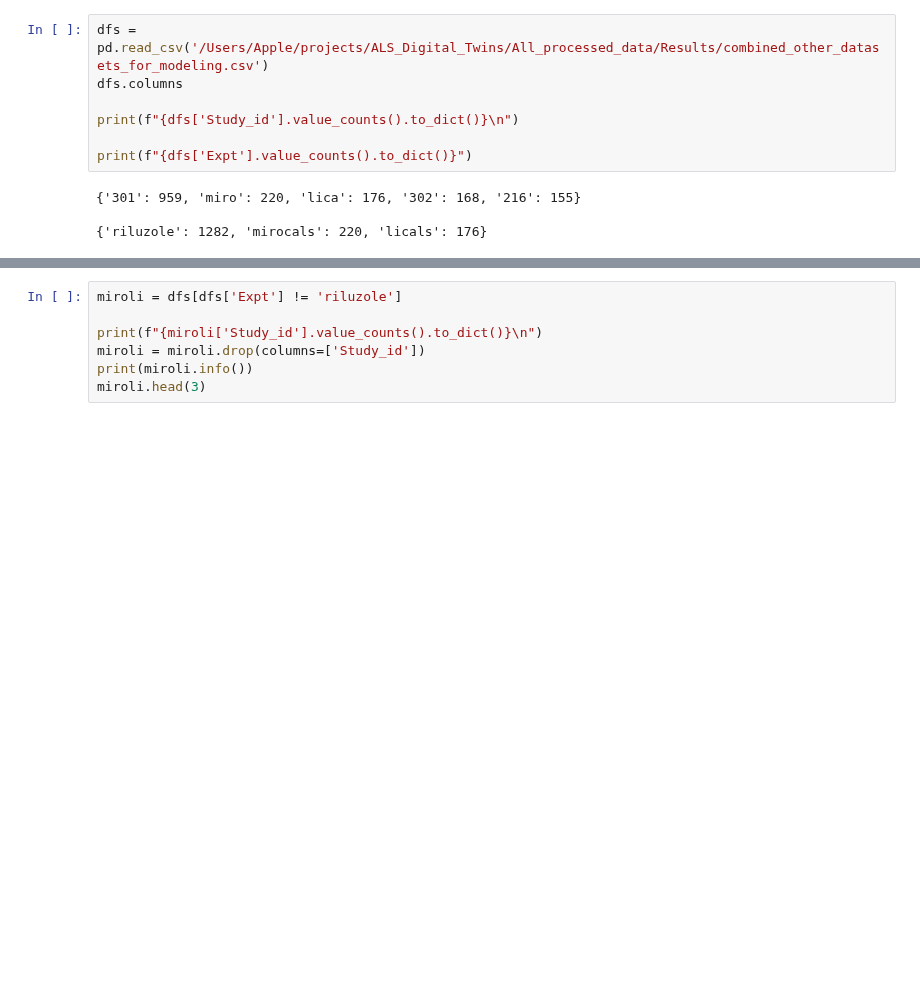
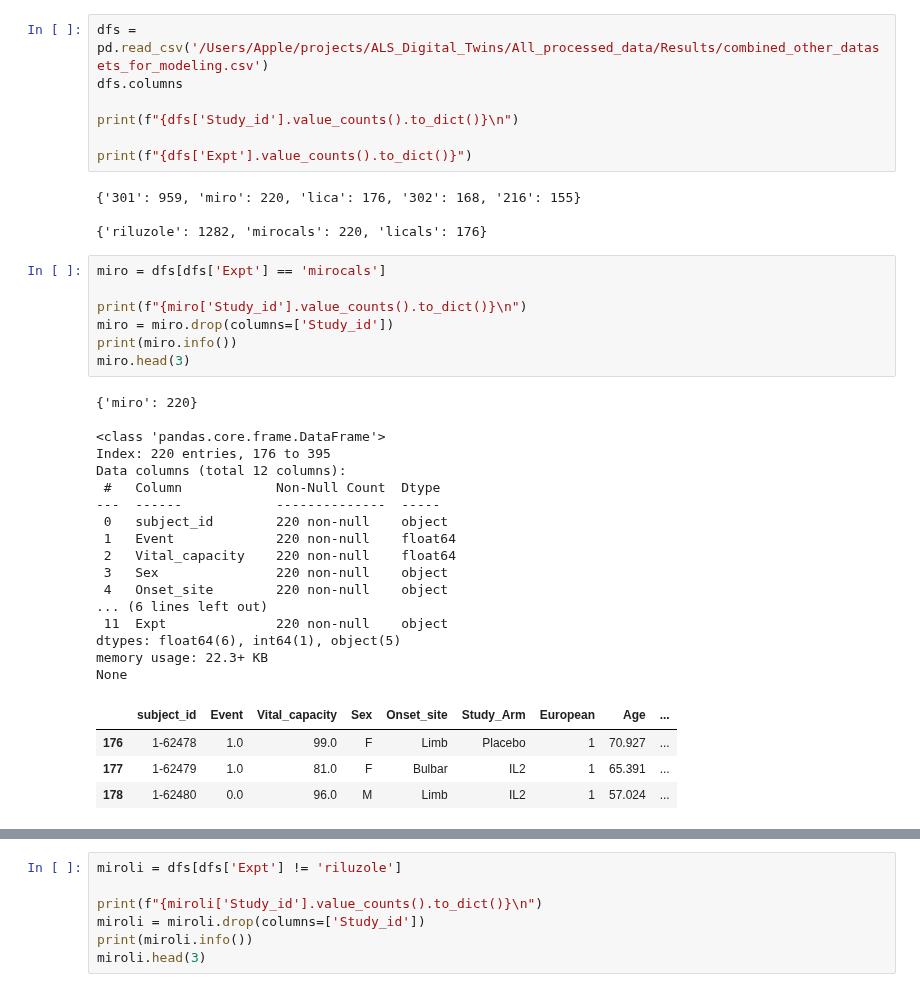
Before and after one commit to Uzoemeka/All_ALS_Data, a Jupyter notebook: 07.1_flexible_parametric_model_script_val_functionized.ipynb, the cells around one changed output, grey strips where cells are left out. Saved outputs shown, nothing was run; the diff lists cells and outputs as text; blank space fills up the shorter version.

```diff
--- a/07.1_flexible_parametric_model_script_val_functionized.ipynb
+++ b/07.1_flexible_parametric_model_script_val_functionized.ipynb
@@ -24,3 +24,32 @@ print(f"{dfs['Expt'].value_counts().to_dict()}")
 {'301': 959, 'miro': 220, 'lica': 176, '302': 168, '216': 155}
 
 {'riluzole': 1282, 'mirocals': 220, 'licals': 176}
+# %%
+miro = dfs[dfs['Expt'] == 'mirocals']
+
+print(f"{miro['Study_id'].value_counts().to_dict()}\n")
+miro = miro.drop(columns=['Study_id'])
+print(miro.info())
+miro.head(3)
+# %% [output]
+{'miro': 220}
+
+<class 'pandas.core.frame.DataFrame'>
+Index: 220 entries, 176 to 395
+Data columns (total 12 columns):
+ #   Column            Non-Null Count  Dtype
+---  ------            --------------  -----
+ 0   subject_id        220 non-null    object
+ 1   Event             220 non-null    float64
+ 2   Vital_capacity    220 non-null    float64
+ 3   Sex               220 non-null    object
+ 4   Onset_site        220 non-null    object
+... (6 lines left out)
+ 11  Expt              220 non-null    object
+dtypes: float64(6), int64(1), object(5)
+memory usage: 22.3+ KB
+None
+|  | subject_id | Event | Vital_capacity | Sex | Onset_site | Study_Arm | European | Age | ... |
+| 176 | 1-62478 | 1.0 | 99.0 | F | Limb | Placebo | 1 | 70.927 | ... |
+| 177 | 1-62479 | 1.0 | 81.0 | F | Bulbar | IL2 | 1 | 65.391 | ... |
+| 178 | 1-62480 | 0.0 | 96.0 | M | Limb | IL2 | 1 | 57.024 | ... |
```
Also changed, not shown: parts of 79 cells of this notebook, 1 other file.
